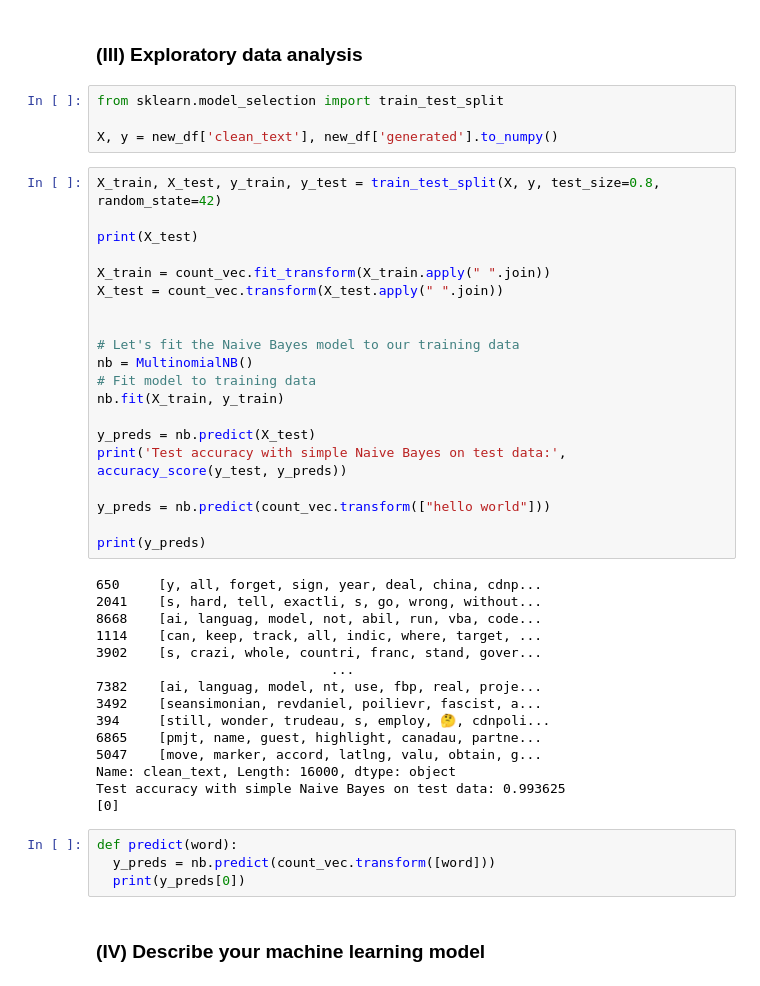
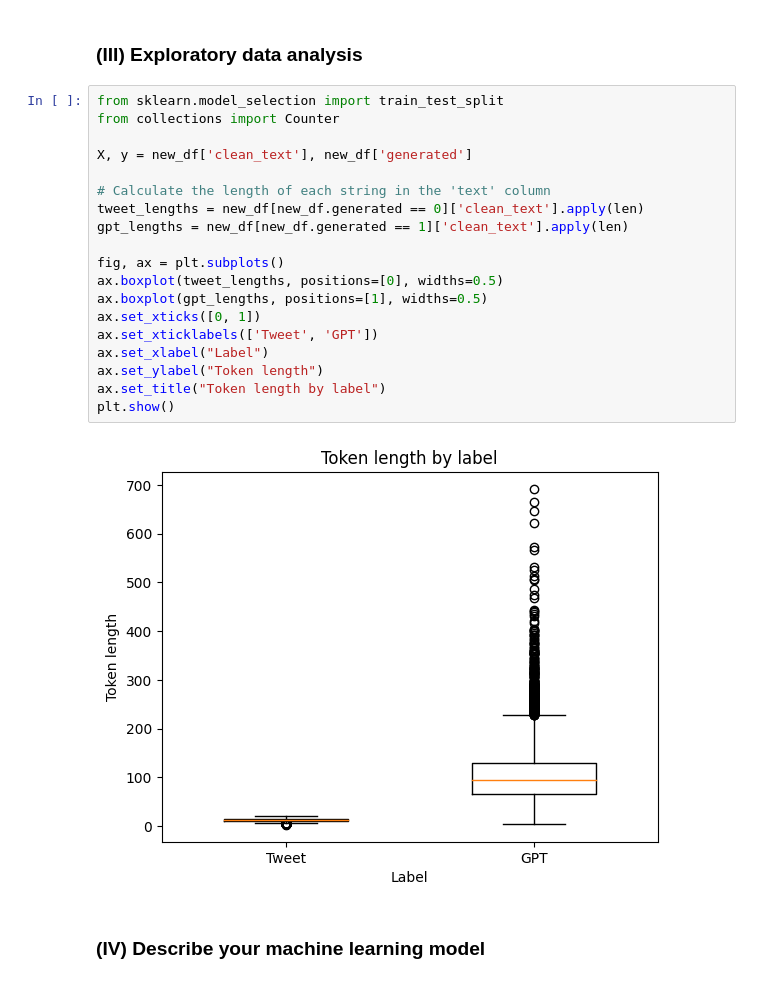
Before and after one commit to davidlin2k/JSC270_A4, a Jupyter notebook: Assignment4.ipynb, the cells around one changed output. Cells and saved outputs as stored; diff of their text form.

```diff
--- a/Assignment4.ipynb
+++ b/Assignment4.ipynb
@@ -374,48 +374,26 @@ generated
 dtype: float64
 # %% [markdown]
 ### (III) Exploratory data analysis
-# %%
-from sklearn.model_selection import train_test_split
-
-X, y = new_df['clean_text'], new_df['generated'].to_numpy()
-# %%
-X_train, X_test, y_train, y_test = train_test_split(X, y, test_size=0.8, random_state=42)
-
-print(X_test)
-
-X_train = count_vec.fit_transform(X_train.apply(" ".join))
-X_test = count_vec.transform(X_test.apply(" ".join))
-
-
-# Let's fit the Naive Bayes model to our training data
-nb = MultinomialNB()
-# Fit model to training data
-nb.fit(X_train, y_train)
-
-y_preds = nb.predict(X_test)
-print('Test accuracy with simple Naive Bayes on test data:', accuracy_score(y_test, y_preds))
-
-y_preds = nb.predict(count_vec.transform(["hello world"]))
-
-print(y_preds)
-# %% [output]
-650     [y, all, forget, sign, year, deal, china, cdnp...
-2041    [s, hard, tell, exactli, s, go, wrong, without...
-8668    [ai, languag, model, not, abil, run, vba, code...
-1114    [can, keep, track, all, indic, where, target, ...
-3902    [s, crazi, whole, countri, franc, stand, gover...
-                              ...
-7382    [ai, languag, model, nt, use, fbp, real, proje...
-3492    [seansimonian, revdaniel, poilievr, fascist, a...
-394     [still, wonder, trudeau, s, employ, 🤔, cdnpoli...
-6865    [pmjt, name, guest, highlight, canadau, partne...
-5047    [move, marker, accord, latlng, valu, obtain, g...
-Name: clean_text, Length: 16000, dtype: object
-Test accuracy with simple Naive Bayes on test data: 0.993625
-[0]
-# %%
-def predict(word):
-  y_preds = nb.predict(count_vec.transform([word]))
-  print(y_preds[0])
+# %%
+from sklearn.model_selection import train_test_split
+from collections import Counter
+
+X, y = new_df['clean_text'], new_df['generated']
+
+# Calculate the length of each string in the 'text' column
+tweet_lengths = new_df[new_df.generated == 0]['clean_text'].apply(len)
+gpt_lengths = new_df[new_df.generated == 1]['clean_text'].apply(len)
+
+fig, ax = plt.subplots()
+ax.boxplot(tweet_lengths, positions=[0], widths=0.5)
+ax.boxplot(gpt_lengths, positions=[1], widths=0.5)
+ax.set_xticks([0, 1])
+ax.set_xticklabels(['Tweet', 'GPT'])
+ax.set_xlabel("Label")
+ax.set_ylabel("Token length")
+ax.set_title("Token length by label")
+plt.show()
+# %% [output]
+[figure, added]
 # %% [markdown]
 ### (IV) Describe your machine learning model
```
Also changed, not shown: parts of 14 cells of this notebook.
